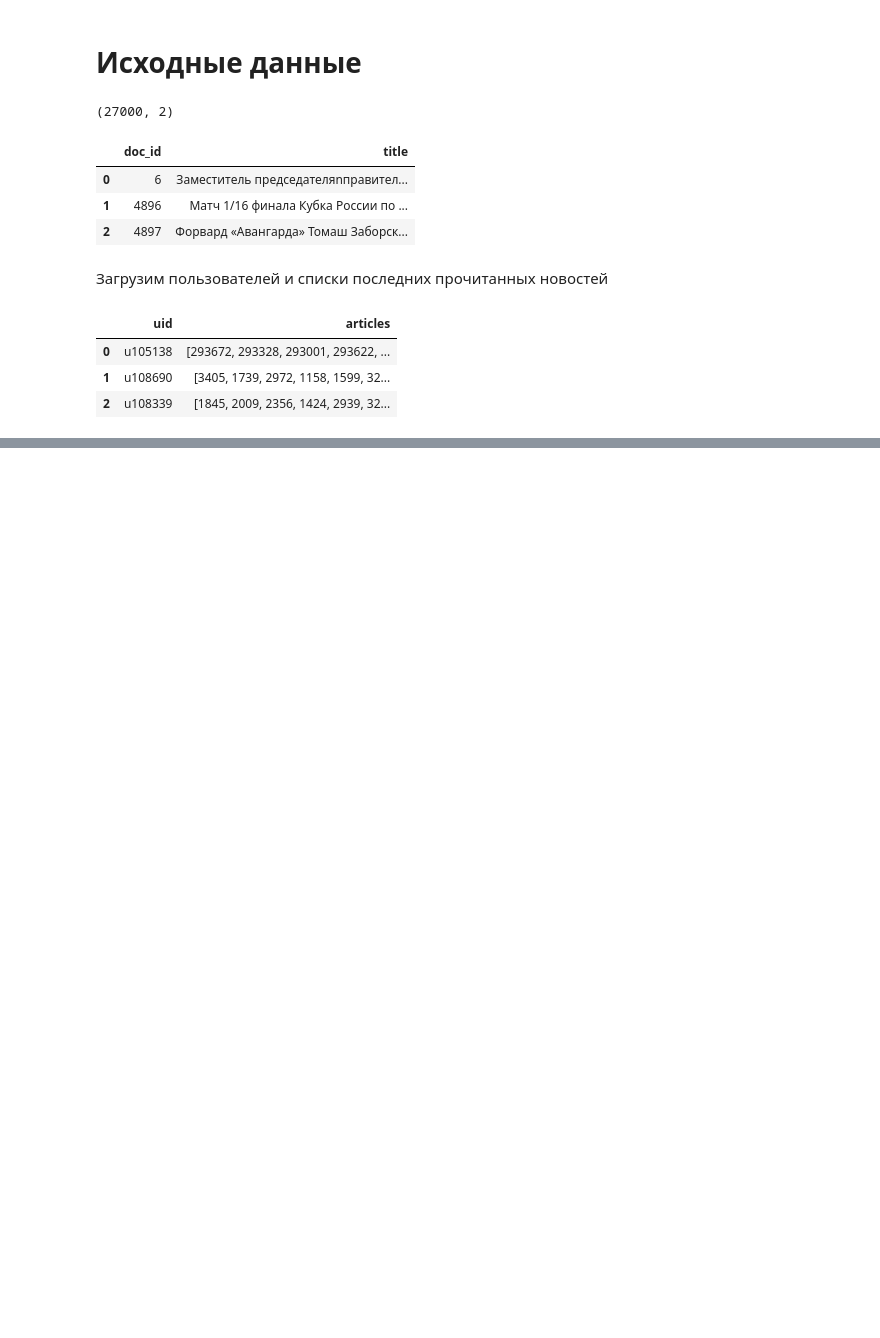
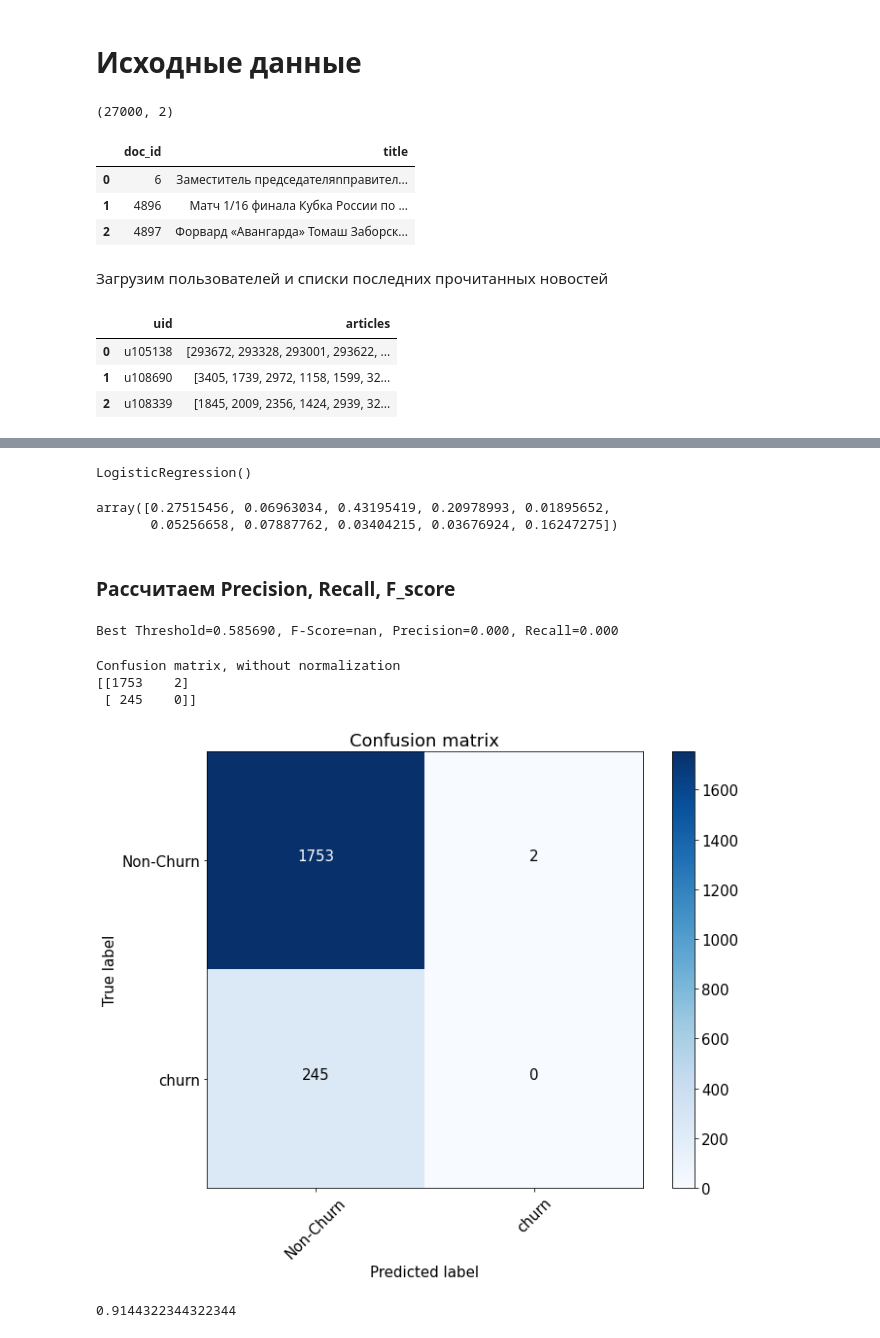
Before and after one commit to Effgenii/BigData2021, a Jupyter notebook: ML_in_business/02_lesson/HW2.ipynb, the cells around one changed output, grey strips where cells are left out. Drawn from its saved outputs; the diff is of its cells as text; code cells hidden in the pictures; blank space fills up the shorter version.

```diff
--- a/ML_in_business/02_lesson/HW2.ipynb
+++ b/ML_in_business/02_lesson/HW2.ipynb
@@ -130,0 +352,80 @@ def lemmatization(text):
+# %%
+logreg = LogisticRegression()
+#обучим
+logreg.fit(X_train, y_train)
+# %% [output]
+LogisticRegression()
+# %%
+#наши прогнозы для тестовой выборки
+preds = logreg.predict_proba(X_test)[:, 1]
+preds[:10]
+# %% [output]
+array([0.27515456, 0.06963034, 0.43195419, 0.20978993, 0.01895652,
+       0.05256658, 0.07887762, 0.03404215, 0.03676924, 0.16247275])
+# %% [markdown]
+### Рассчитаем Precision, Recall, F_score
+# %%
+precision, recall, thresholds = precision_recall_curve(y_test, preds)
+fscore = (2 * precision * recall) / (precision + recall)
+# locate the index of the largest f score
+ix = np.argmax(fscore)
+print('Best Threshold=%f, F-Score=%.3f, Precision=%.3f, Recall=%.3f' % (thresholds[ix],
+                                                                        fscore[ix],
+                                                                        precision[ix],
+                                                                        recall[ix]))
+# %% [output]
+Best Threshold=0.585690, F-Score=nan, Precision=0.000, Recall=0.000
+# %%
+def plot_confusion_matrix(cm, classes,
+                          normalize=False,
+                          title='Confusion matrix',
+                          cmap=plt.cm.Blues):
+    """
+    This function prints and plots the confusion matrix.
+    Normalization can be applied by setting `normalize=True`.
+    """
+    plt.imshow(cm, interpolation='nearest', cmap=cmap)
+    plt.title(title)
+    plt.colorbar()
+    tick_marks = np.arange(len(classes))
+    plt.xticks(tick_marks, classes, rotation=45)
+    plt.yticks(tick_marks, classes)
+
+    if normalize:
+        cm = cm.astype('float') / cm.sum(axis=1)[:, np.newaxis]
+        print("Normalized confusion matrix")
+    else:
+        print('Confusion matrix, without normalization')
+
+    print(cm)
+
+    thresh = cm.max() / 2.
+    for i, j in itertools.product(range(cm.shape[0]), range(cm.shape[1])):
+        plt.text(j, i, cm[i, j],
+                 horizontalalignment="center",
+                 color="white" if cm[i, j] > thresh else "black")
+
+    plt.tight_layout()
+    plt.ylabel('True label')
+    plt.xlabel('Predicted label')
+# %%
+#мы уже нашли ранее "оптимальный" порог, когда максимизировали f_score
+font = {'size' : 15}
+
+plt.rc('font', **font)
+
+cnf_matrix = confusion_matrix(y_test, preds>thresholds[ix])
+plt.figure(figsize=(10, 8))
+plot_confusion_matrix(cnf_matrix, classes=['Non-Churn', 'churn'],
+                      title='Confusion matrix')
+plt.savefig("conf_matrix.png")
+plt.show()
+# %% [output]
+Confusion matrix, without normalization
+[[1753    2]
+ [ 245    0]]
+[figure, added]
+# %%
+roc_auc_score(y_test, preds)
+# %% [output]
+0.9144322344322344
```
Also changed, not shown: parts of 77 cells of this notebook.
